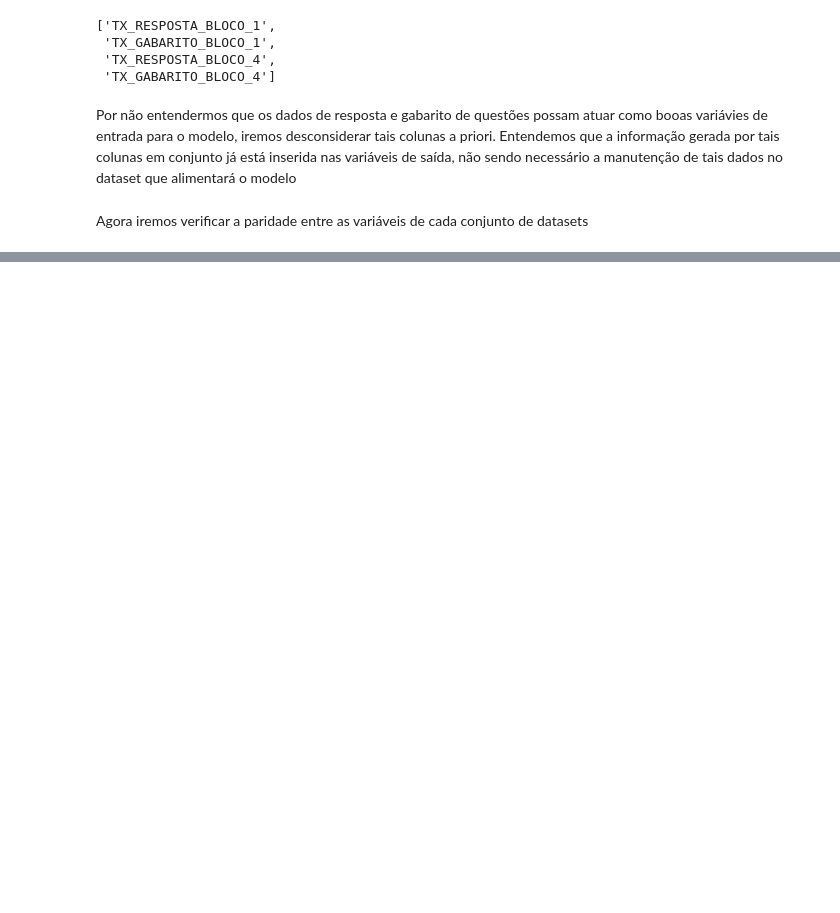
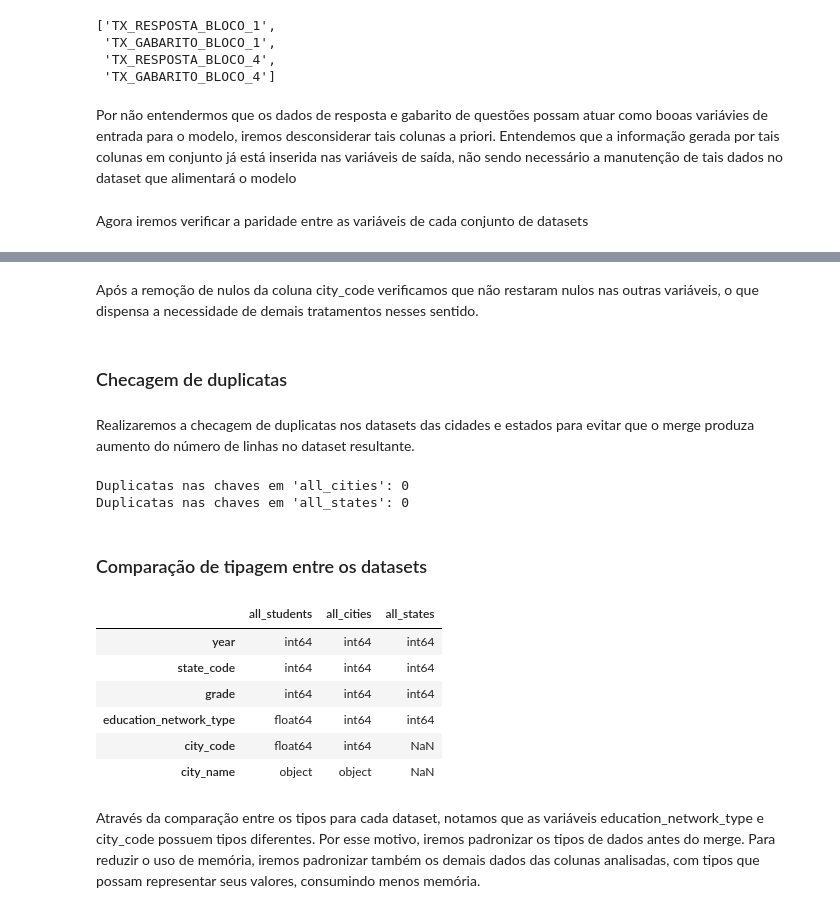
Before and after one commit to 1IAST-G29/tech-challenge-fase3, a Jupyter notebook: src/data/notebooks/eda.ipynb, the cells around one changed output, grey strips where cells are left out. Cells and saved outputs as stored; diff of their text form; code cells hidden in the pictures; blank space fills up the shorter version.

Commit message:
feat: Inclusão dos datasets de idhm, fundeb e censo 2022, finalização da verificação dos dados, imputação de nulos e merge

```diff
--- a/src/data/notebooks/eda.ipynb
+++ b/src/data/notebooks/eda.ipynb
@@ -107,10 +159,4 @@ students2025['ID_ESCOLA'] = students2025['ID_ESCOLA'].astype('Int64').astype(str
 # %%
-all_students = pd.concat([students2023, students2024, students2025], ignore_index=True)
-
-# Apaga os datasets não utilizados e limpa a memória
-del students2023, students2024, students2025
-gc.collect()
-
 students_columns = {
     'NU_ANO_AVALIACAO': 'year',
     'CO_UF': 'state_code',
@@ -119,6 +165,7 @@ students_columns = {
     'ID_ESCOLA': 'school_id',
     'TP_DEPENDENCIA': 'education_network_type',
     'CO_MUNICIPIO': 'city_code',
+    'NO_MUNICIPIO': 'city_name',
     'IN_PRESENCA_LP': 'student_is_present_exam',
     'IN_PREENCHIMENTO_LP': 'student_took_exam',
     'VL_PESO_ALUNO_LP': 'student_exam_weight',
@@ -126,4 +173,6 @@ students_columns = {
     'IN_ALFABETIZADO': 'student_is_literate',
 }
 
-all_students = all_students[list(students_columns.keys())].rename(columns=students_columns)
+students2023 = students2023[list(students_columns.keys())].rename(columns=students_columns)
+students2024 = students2024[list(students_columns.keys())].rename(columns=students_columns)
+students2025 = students2025[list(students_columns.keys())].rename(columns=students_columns)
@@ -146,0 +194,14 @@ all_students
+# %%
+states_columns = {
+    'NU_ANO_AVALIACAO': 'year',
+    'CO_UF': 'state_code',
+    'SG_UF': 'state_abbreviation',
+    'TP_SERIE': 'grade',
+    'ID_TIPO_REDE': 'education_network_type',
+    'PC_ALUNO_ALFABETIZADO': 'state_percentage_literate_students',
+    'VL_MEDIA_LP': 'state_average_exam_score',
+}
+
+states2023 = states2023[list(states_columns.keys())].rename(columns=states_columns)
+states2024 = states2024[list(states_columns.keys())].rename(columns=states_columns)
+states2025 = states2025[list(states_columns.keys())].rename(columns=states_columns)
@@ -262,0 +291,7 @@ dtype: int64
+# %%
+# Opção 1: Direto com o método .intersection() do Pandas Index
+keys_city = all_students.columns.intersection(all_cities.columns).tolist()
+keys_state = all_students.columns.intersection(all_states.columns).tolist()
+
+print("Comuns entre alunos e cidades:", keys_city)
+print("Comuns entre alunos e estados:", keys_state)
@@ -262,0 +320,6 @@ dtype: int64
+# %%
+# Remoção de nulos focada na coluna city_code
+all_students.dropna(subset=['city_code'], inplace=True)
+
+# Teste de nulos nas chaves de junção pós remoção dos nulos de city_code
+all_students[keys_city].isnull().sum()
@@ -262,0 +334,32 @@ dtype: int64
+# %% [markdown]
+Após a remoção de nulos da coluna city_code verificamos que não restaram nulos nas outras variáveis, o que dispensa a necessidade de demais tratamentos nesses sentido.
+# %% [markdown]
+### Checagem de duplicatas
+# %% [markdown]
+Realizaremos a checagem de duplicatas nos datasets das cidades e estados para evitar que o merge produza aumento do número de linhas no dataset resultante.
+# %%
+# Teste 2: Checagem de duplicatas nas tabelas da direita (Right Tables)
+dup_cities = all_cities.duplicated(subset=keys_city).sum()
+dup_states = all_states.duplicated(subset=keys_state).sum()
+
+print(f"Duplicatas nas chaves em 'all_cities': {dup_cities}")
+print(f"Duplicatas nas chaves em 'all_states': {dup_states}")
+# %% [output]
+Duplicatas nas chaves em 'all_cities': 0
+Duplicatas nas chaves em 'all_states': 0
+# %% [markdown]
+### Comparação de tipagem entre os datasets
+# %%
+df_types = pd.concat([all_students[keys_city].dtypes, all_cities[keys_city].dtypes, all_states[keys_state].dtypes], axis=1)
+df_types.columns = ["all_students", "all_cities", "all_states"]
+df_types
+# %% [output]
+|  | all_students | all_cities | all_states |
+| year | int64 | int64 | int64 |
+| state_code | int64 | int64 | int64 |
+| grade | int64 | int64 | int64 |
+| education_network_type | float64 | int64 | int64 |
+| city_code | float64 | int64 | NaN |
+| city_name | object | object | NaN |
+# %% [markdown]
+Através da comparação entre os tipos para cada dataset, notamos que as variáveis education_network_type e city_code possuem tipos diferentes. Por esse motivo, iremos padronizar os tipos de dados antes do merge. Para reduzir o uso de memória, iremos padronizar também os demais dados das colunas analisadas, com tipos que possam representar seus valores, consumindo menos memória.
```
Also changed, not shown: parts of 91 cells of this notebook, 4 other files.
